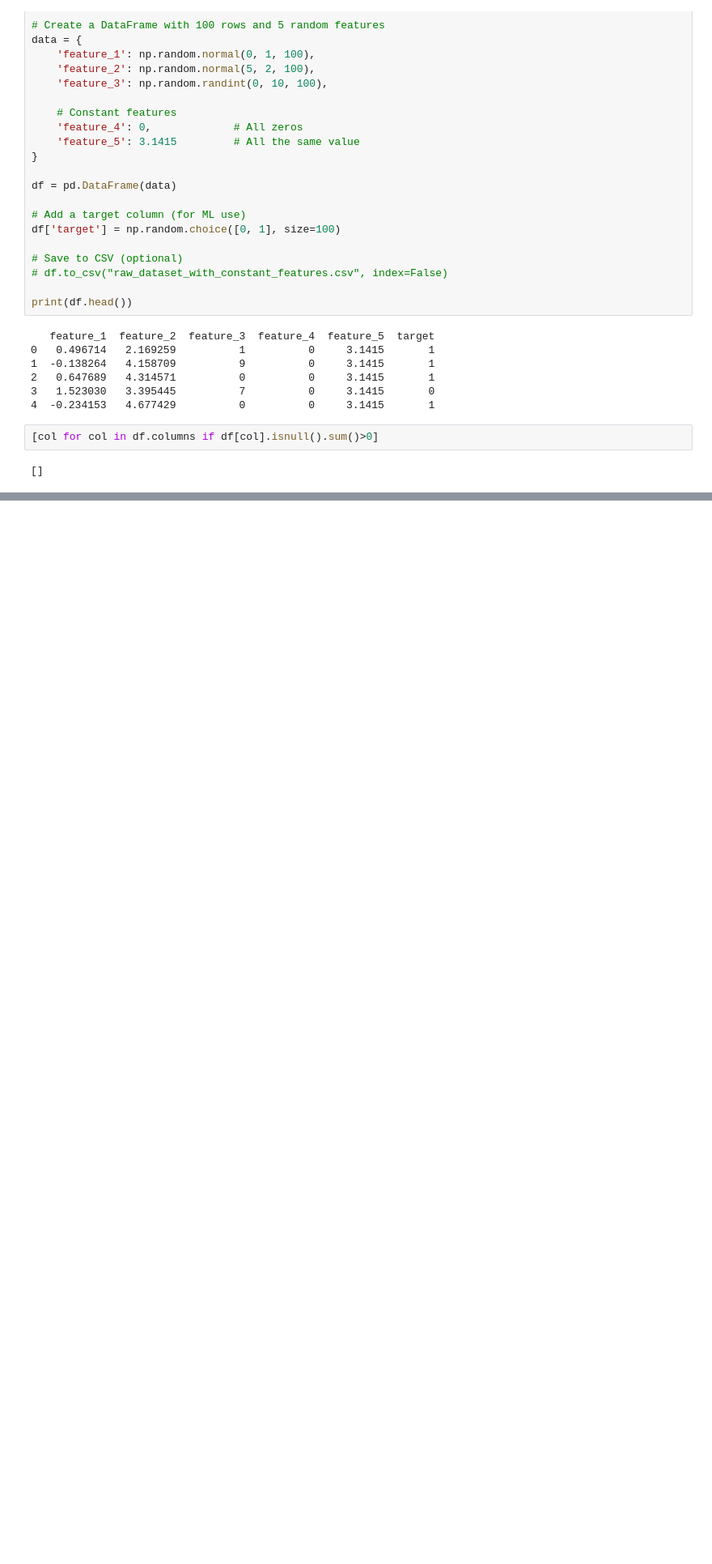
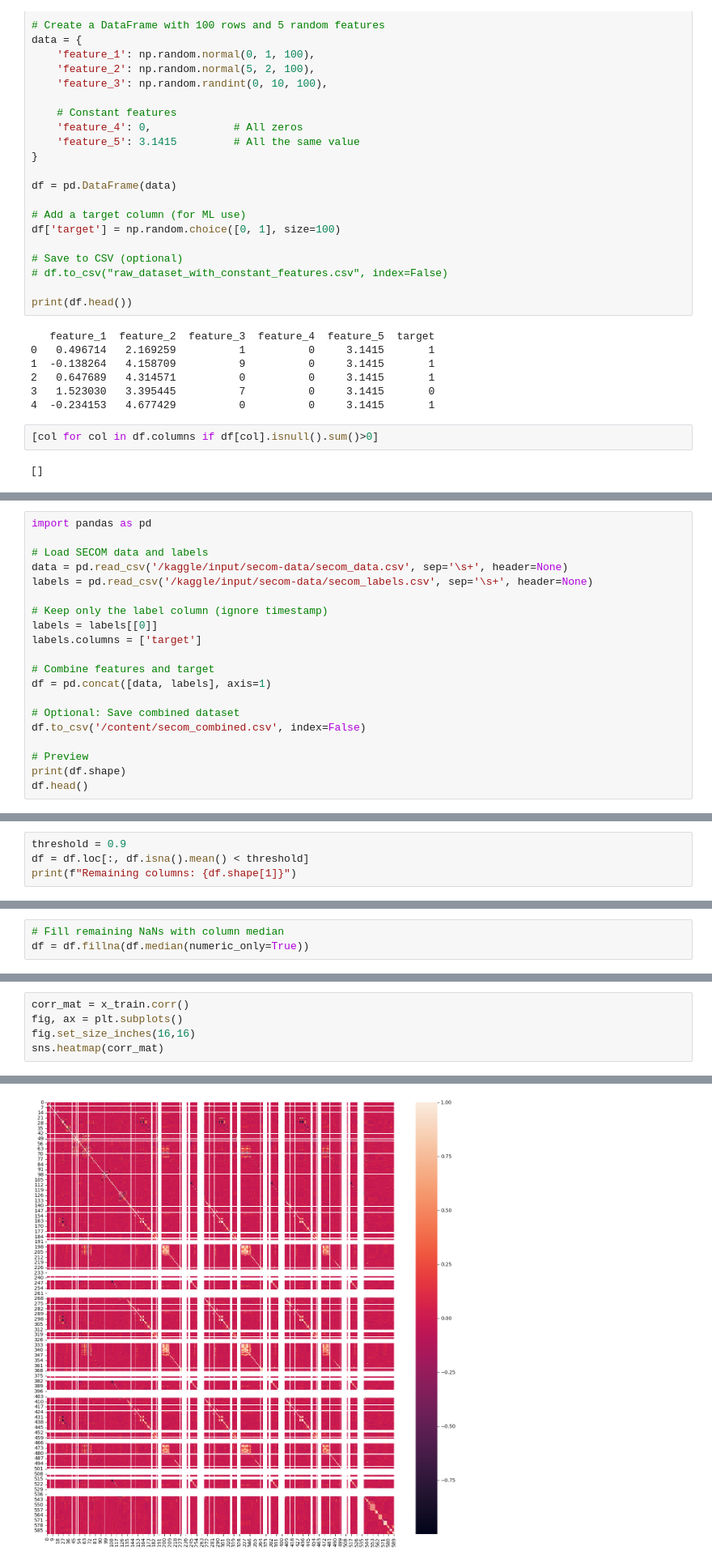
Before and after one commit to GodishalaAshwith/MachineLearningLab, a Jupyter notebook: MLKaggle.ipynb, the cells around one changed output, grey strips where cells are left out. Shown: that part at 81% size. Saved outputs shown, nothing was run; the diff lists cells and outputs as text; blank space fills up the shorter version.

Commit message:
Kaggle Notebook | MLKaggle | Version 3

```diff
--- a/MLKaggle.ipynb
+++ b/MLKaggle.ipynb
@@ -112,0 +86,20 @@ len(quasi_constant_features)
+# %%
+import pandas as pd
+
+# Load SECOM data and labels
+data = pd.read_csv('/kaggle/input/secom-data/secom_data.csv', sep='\s+', header=None)
+labels = pd.read_csv('/kaggle/input/secom-data/secom_labels.csv', sep='\s+', header=None)
+
+# Keep only the label column (ignore timestamp)
+labels = labels[[0]]
+labels.columns = ['target']
+
+# Combine features and target
+df = pd.concat([data, labels], axis=1)
+
+# Optional: Save combined dataset
+df.to_csv('/content/secom_combined.csv', index=False)
+
+# Preview
+print(df.shape)
+df.head()
@@ -112,0 +211,4 @@ len(quasi_constant_features)
+# %%
+threshold = 0.9
+df = df.loc[:, df.isna().mean() < threshold]
+print(f"Remaining columns: {df.shape[1]}")
@@ -112,0 +219,3 @@ len(quasi_constant_features)
+# %%
+# Fill remaining NaNs with column median
+df = df.fillna(df.median(numeric_only=True))
@@ -112,0 +240,6 @@ len(quasi_constant_features)
+# %%
+corr_mat = x_train.corr()
+fig, ax = plt.subplots()
+fig.set_size_inches(16,16)
+sns.heatmap(corr_mat)
+# %% [output]
@@ -112,0 +247 @@ len(quasi_constant_features)
+[figure, added]
```
Also changed, not shown: parts of 41 cells of this notebook.
